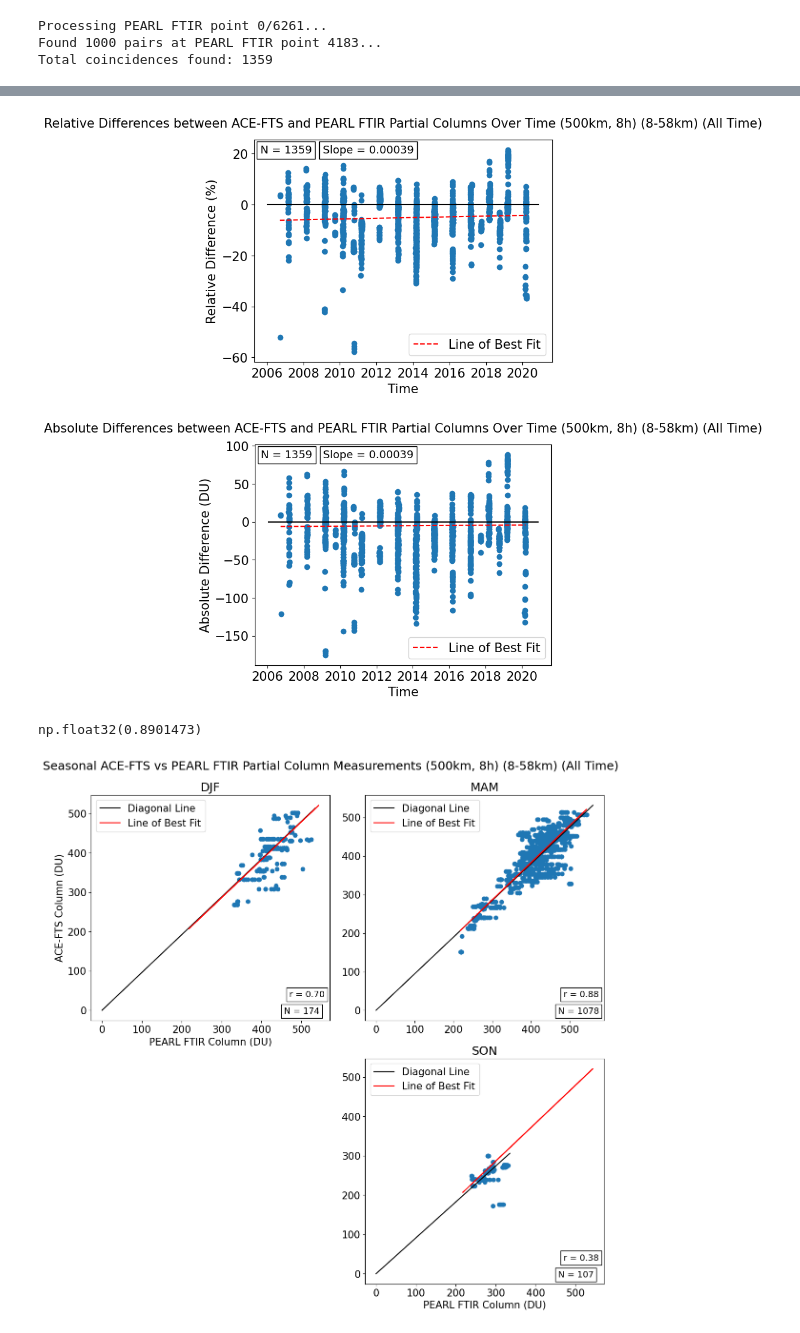
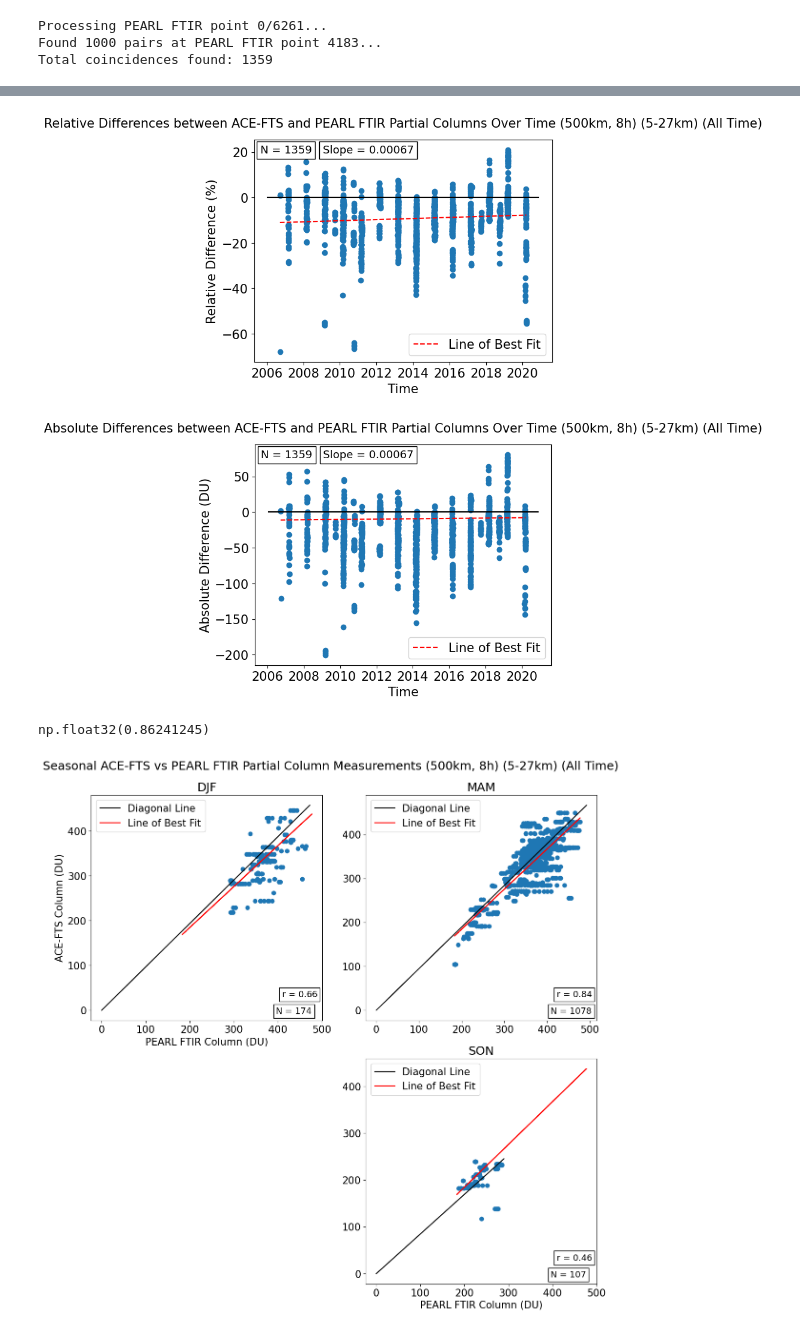
Before and after one commit to Sallamsaka/ozone-measurement-comparison, a Jupyter notebook: O3_ANALYSIS/COLUMN_COMPARISONS/pearl_ftir ace-fts column comparisons.ipynb, the cells around one changed output, grey strips where cells are left out. Saved outputs shown, nothing was run; the diff lists cells and outputs as text; code cells hidden in the pictures.

Commit message:
got the 5th percentile lower upper altitude bound and made plots

```diff
--- a/O3_ANALYSIS/COLUMN_COMPARISONS/pearl_ftir ace-fts column comparisons.ipynb
+++ b/O3_ANALYSIS/COLUMN_COMPARISONS/pearl_ftir ace-fts column comparisons.ipynb
@@ -58,6 +55,8 @@ def haversine_vectorized(lat1, lon1, lat2, lon2):
 import ACEFTS.ACEFTS_helper as ACE
 import PEARL_FTIR.PEARL_FTIR_helper as PEARL
 # %%
+ALT_MIN, ALT_MAX = 5.5, PEARL.fifth_percentile
+ALT_GRID = np.arange(ALT_MIN, ALT_MAX + 1, dtype=np.float32)
 daA = ACE.get_column_DU(ALT_MIN, ALT_MAX)
 daP = PEARL.get_column_DU(ALT_MIN, ALT_MAX)
 # %%
@@ -316,7 +312,7 @@ plt.text(0.230, 0.94, f"Slope = {float(slope):.5f}", fontsize=13, transform=axes
 title = axes.get_title()
 fig.savefig(title, bbox_inches="tight")
 # %% [output]
-[figure, old version]
+[figure, new version]
 # %%
 time_ordinal = mdates.date2num(pd.to_datetime(time))
 # time_ordinal = np.array(time).astype('datetime64[ns]').astype(np.int64)
@@ -349,7 +345,7 @@ plt.text(0.230, 0.94, f"Slope = {float(slope):.5f}", fontsize=13, transform=axes
 title = axes.get_title()
 fig.savefig(title, bbox_inches="tight")
 # %% [output]
-[figure, old version]
+[figure, new version]
 # %%
 import seasonal_columns_helper
 
@@ -396,40 +392,40 @@ summing_seasonal = {
 
 np.nansum((L_minus_mean / o3A_std) * (S_minus_mean / o3P_std)) / (len(L_minus_mean) - 1)
 # %% [output]
-np.float32(0.8901473)
+np.float32(0.86241245)
 # %%
 fig, axes = plt.subplots(2,2, figsize = (12,12))
 for i, season in enumerate(seasonal_months):
     ax = axes.flat[i]
     ax.scatter(o3P_seasonal_coincidences[season], o3A_seasonal_coincidences[season])
     ax.set_title(season)
     xmin, xmax = ax.get_xlim()
     ymin, ymax = ax.get_ylim()
 
     ax.plot([0, xmax], [0, ymax], color = "black", label = "Diagonal Line")
 
     slope, intercept = np.polyfit(o3S_coincidences_nonan, o3L_coincidences_nonan, 1)
     line = slope * o3P_coincidences + intercept
     ax.plot(o3P_coincidences, line, color = "red", label = "Line of Best Fit")
 
-    ax.text(0.808, 0.03, f"N = {len(o3A_seasonal_coincidences[season])}", fontsize=13, transform=ax.transAxes, bbox=dict(facecolor=None, edgecolor='black', fill = False))
-    ax.text(0.831, 0.105, f"r = {summing_seasonal[season]:.2f}", fontsize=13, transform=ax.transAxes, bbox=dict(facecolor=None, edgecolor='black', fill = False))
+    ax.text(0.800, 0.03, f"N = {len(o3A_seasonal_coincidences[season])}", fontsize=13, transform=ax.transAxes, bbox=dict(facecolor=None, edgecolor='black', fill = False))
+    ax.text(0.825, 0.105, f"r = {summing_seasonal[season]:.2f}", fontsize=13, transform=ax.transAxes, bbox=dict(facecolor=None, edgecolor='black', fill = False))
 
     ax.legend()
 
     if season in no_seasonal_coincidences:
         ax.set_visible(False)
 
 
 
 axes[0, 0].set_ylabel("ACE-FTS Column (DU)")
 axes[0, 0].set_xlabel("PEARL FTIR Column (DU)")
 axes[1, 1].set_xlabel("PEARL FTIR Column (DU)")
 
 
 
 plt.suptitle("Seasonal ACE-FTS vs PEARL FTIR Partial Column Measurements" + f" ({MAX_DIST_KM}" + "km," + " " + f"{TIME_TOL_HOURS}" + "h)" + f" ({int(ALT_MIN - 0.5)}-{int(ALT_MAX + 0.5)}km)" + " (All Time)", fontdict = {'fontsize': 15})
 
 fig.tight_layout()
 # %% [output]
-[figure, old version]
+[figure, new version]
```
Also changed, not shown: parts of 9 cells of this notebook, 18 other files.
